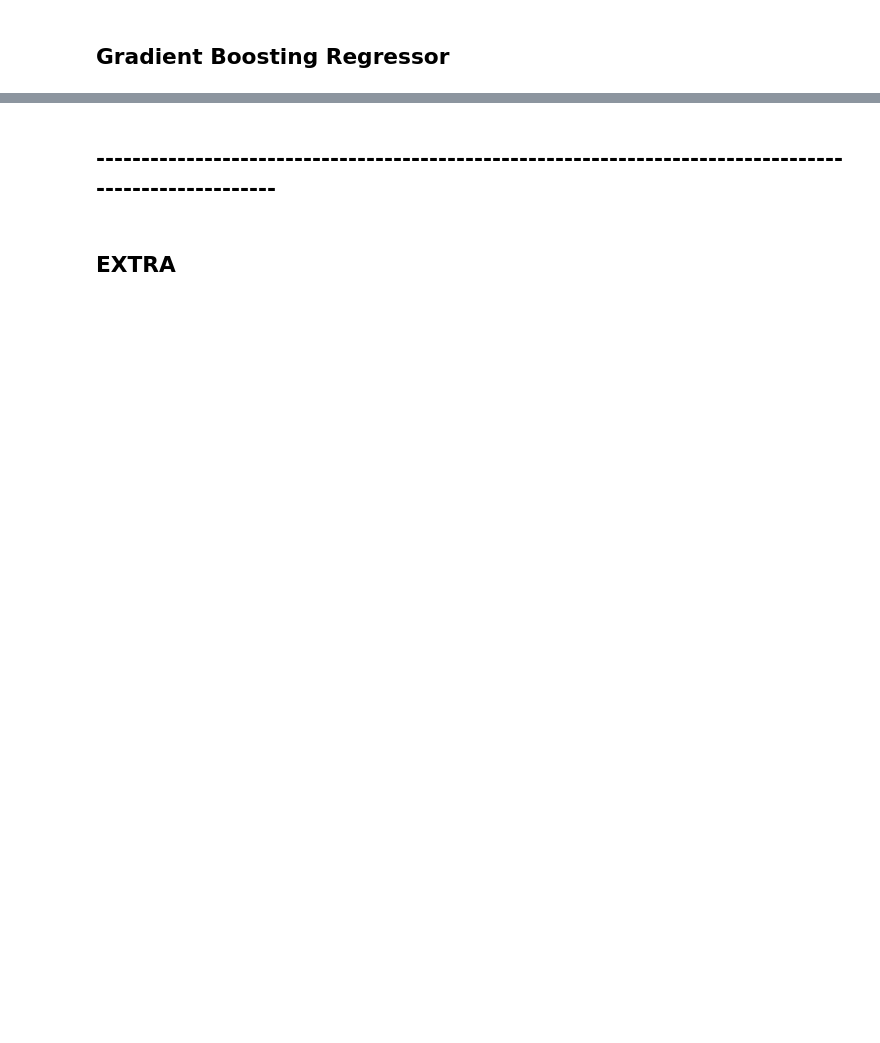
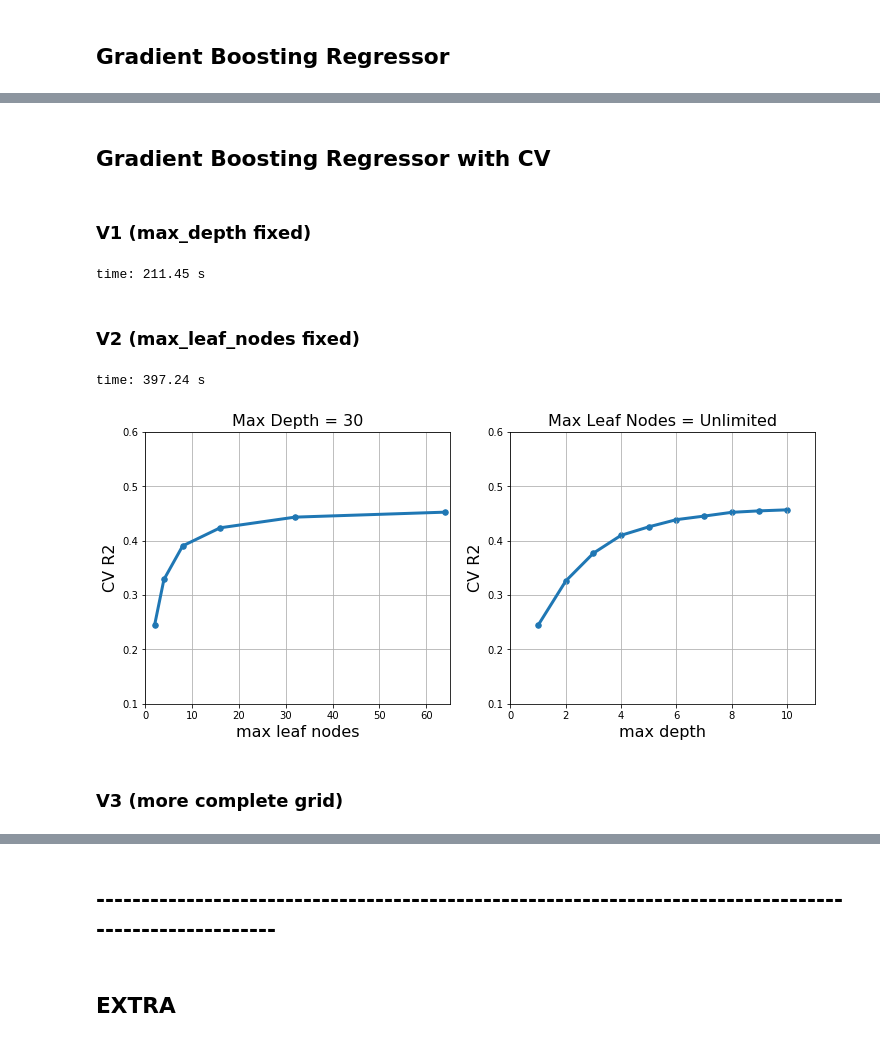
Before and after one commit to paulgrigas/IEOR-142-242-Python-Project, a Jupyter notebook: Lab 5/New_Lab5_v1.ipynb, the cells around one changed output, grey strips where cells are left out. Drawn from its saved outputs; the diff is of its cells as text; code cells hidden in the pictures; blank space fills up the shorter version.

```diff
--- a/Lab 5/New_Lab5_v1.ipynb
+++ b/Lab 5/New_Lab5_v1.ipynb
@@ -415,0 +250,77 @@ SyntaxError: invalid syntax (<ipython-input-18-d9b23943a750>, line 11)
+# %% [markdown]
+## Gradient Boosting Regressor with CV
+# %% [markdown]
+### V1 (max_depth fixed)
+# %%
+grid_values = {'max_depth': [30],
+               'max_leaf_nodes': np.logspace(1, 6, 6, base=2, dtype='int32'), # NEXT: np.logspace(1, 10, 10, base=2, dtype='int32'),
+               'min_samples_leaf': [10],
+               'n_estimators': [1000],
+               'learning_rate': [0.001],
+               'random_state': [88]}
+
+tic = time.time()
+
+gbr = GradientBoostingRegressor()
+gbr_cv1 = GridSearchCV(gbr, param_grid=grid_values, scoring='r2', cv=5)
+gbr_cv1.fit(X_train, y_train)
+
+toc = time.time()
+print('time:', round(toc-tic, 2),'s')
+# %% [output]
+time: 211.45 s
+# %% [markdown]
+### V2 (max_leaf_nodes fixed)
+# %%
+grid_values = {'max_depth': np.linspace(1, 10, 10, dtype='int32'), # NEXT: np.linspace(1, 20, 20, dtype='int32'),
+               'max_leaf_nodes': [None],
+               'min_samples_leaf': [10],
+               'n_estimators': [1000],
+               'learning_rate': [0.001],
+               'random_state': [88]}
+
+tic = time.time()
+
+gbr = GradientBoostingRegressor()
+gbr_cv2 = GridSearchCV(gbr, param_grid=grid_values, scoring='r2', cv=5)
+gbr_cv2.fit(X_train, y_train)
+
+toc = time.time()
+print('time:', round(toc-tic, 2),'s')
+# %% [output]
+time: 397.24 s
+# %%
+## V1 plot
+max_leaf_nodes = gbr_cv1.cv_results_['param_max_leaf_nodes'].data
+R2_scores = gbr_cv1.cv_results_['mean_test_score']
+
+plt.figure(figsize=(12, 5))
+
+plt.subplot(1, 2, 1)
+plt.xlabel('max leaf nodes', fontsize=16)
+plt.ylabel('CV R2', fontsize=16)
+plt.scatter(max_leaf_nodes, R2_scores, s=30)
+plt.plot(max_leaf_nodes, R2_scores, linewidth=3)
+plt.grid(True, which='both')
+plt.xlim([0, 65])
+plt.ylim([0.1, 0.6])
+plt.title('Max Depth = 30', fontsize=16)
+
+## V2 plot
+max_depth = gbr_cv2.cv_results_['param_max_depth'].data
+R2_scores = gbr_cv2.cv_results_['mean_test_score']
+
+plt.subplot(1, 2, 2)
+plt.xlabel('max depth', fontsize=16)
+plt.ylabel('CV R2', fontsize=16)
+plt.scatter(max_depth, R2_scores, s=30)
+plt.plot(max_depth, R2_scores, linewidth=3)
+plt.title('Max Leaf Nodes = Unlimited', fontsize=16)
+plt.xlim([0, 11])
+plt.ylim([0.1, 0.6])
+plt.grid(True, which='both')
+plt.show()
+# %% [output]
+[figure, added]
+# %% [markdown]
+### V3 (more complete grid)
```
Also changed, not shown: parts of 60 cells of this notebook.
